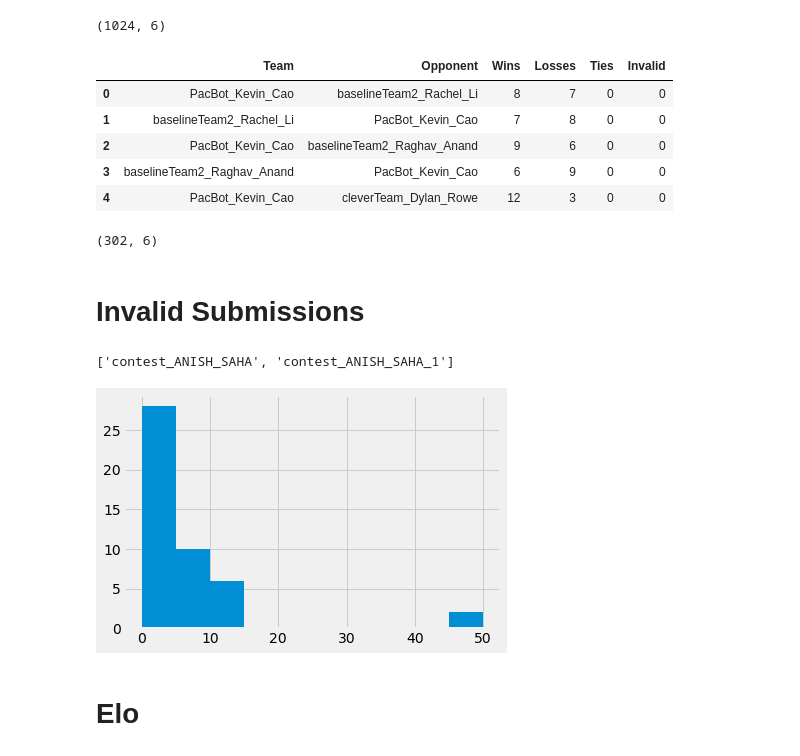
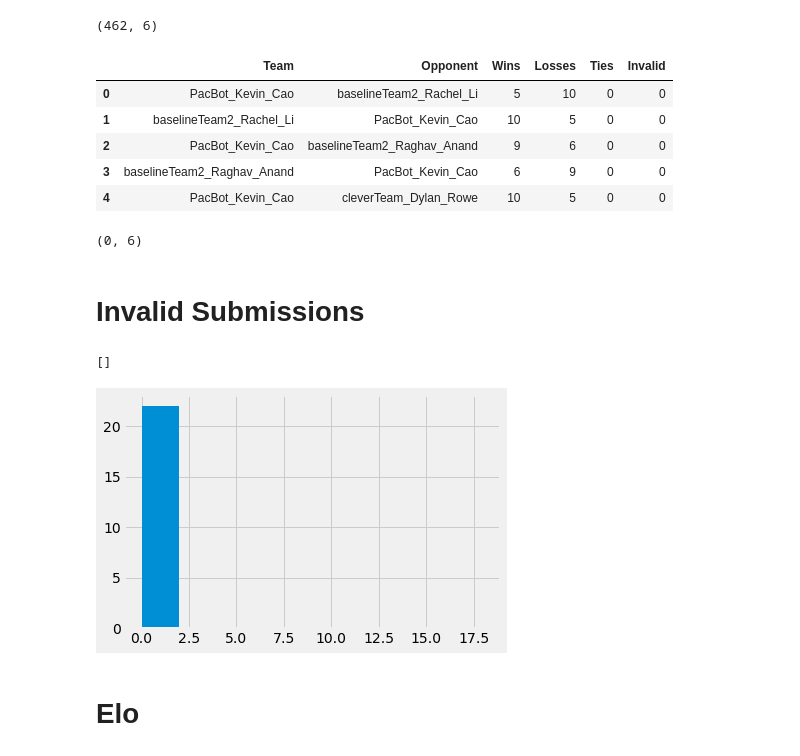
Before and after one commit to peterlee123hi/cs188-contest-2, a Jupyter notebook: rank_analysis.ipynb, the cells around one changed output. Saved outputs shown, nothing was run; the diff lists cells and outputs as text; code cells hidden in the pictures.

```diff
--- a/rank_analysis.ipynb
+++ b/rank_analysis.ipynb
@@ -22,8 +22,8 @@ def removeExtension(file_name):
         return file_name[:idx]
     return file_name
 # %%
-SUBMISSIONS_DIR = './submissions/'
-MATCH_RESULTS_DIR = './match_results/'
+SUBMISSIONS_DIR = './single_submissions/'
+MATCH_RESULTS_DIR = './final_match_results/'
 # %%
 files = sorted([f for f in listdir(SUBMISSIONS_DIR) if isfile(join(SUBMISSIONS_DIR, f)) and f[-1] != 'c'])
 names = sorted([removeExtension(f) for f in files])
@@ -88,20 +88,20 @@ for i in range(len(teams)):
 # %%
 match_results_df.shape
 # %% [output]
-(1024, 6)
+(462, 6)
 # %%
 match_results_df.head()
 # %% [output]
 |  | Team | Opponent | Wins | Losses | Ties | Invalid |
-| 0 | PacBot_Kevin_Cao | baselineTeam2_Rachel_Li | 8 | 7 | 0 | 0 |
-| 1 | baselineTeam2_Rachel_Li | PacBot_Kevin_Cao | 7 | 8 | 0 | 0 |
+| 0 | PacBot_Kevin_Cao | baselineTeam2_Rachel_Li | 5 | 10 | 0 | 0 |
+| 1 | baselineTeam2_Rachel_Li | PacBot_Kevin_Cao | 10 | 5 | 0 | 0 |
 | 2 | PacBot_Kevin_Cao | baselineTeam2_Raghav_Anand | 9 | 6 | 0 | 0 |
 | 3 | baselineTeam2_Raghav_Anand | PacBot_Kevin_Cao | 6 | 9 | 0 | 0 |
-| 4 | PacBot_Kevin_Cao | cleverTeam_Dylan_Rowe | 12 | 3 | 0 | 0 |
+| 4 | PacBot_Kevin_Cao | cleverTeam_Dylan_Rowe | 10 | 5 | 0 | 0 |
 # %%
 match_results_df[match_results_df['Invalid'] > 10].shape
 # %% [output]
-(302, 6)
+(0, 6)
 # %% [markdown]
 # Invalid Submissions
 # %%
@@ -110,16 +110,16 @@ for file, name in teams:
     invalids = match_results_df[(match_results_df['Invalid'] > 10) & (match_results_df['Team'] == name)].shape[0]
     invalid_dict[name] += invalids
 
-INVALID_THRESH = 30
+INVALID_THRESH = 5
 invalid_list = [name for name in names if invalid_dict[name] > INVALID_THRESH]
 invalid_list
 # %% [output]
-['contest_ANISH_SAHA', 'contest_ANISH_SAHA_1']
+[]
 # %%
-plt.hist(list(invalid_dict.values()), bins=np.arange(0, 55, 5))
+plt.hist(list(invalid_dict.values()), bins=np.arange(0, 20, 2))
 plt.show()
 # %% [output]
-[figure, old version]
+[figure, new version]
 # %% [markdown]
 # Elo
 # %%
```
Also changed, not shown: parts of 7 cells of this notebook, 2 other files.
